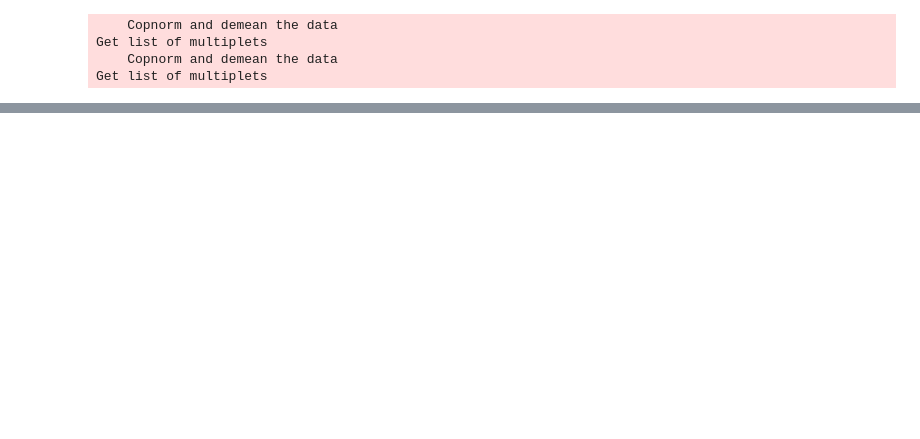
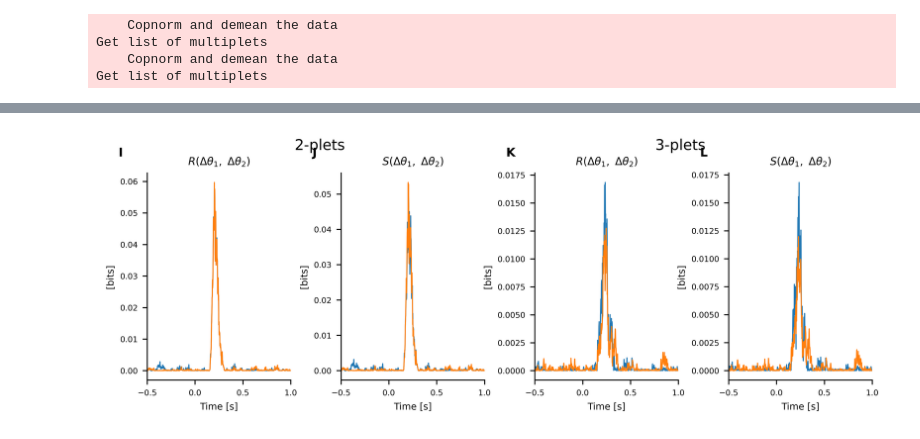
Before and after one commit to brainets/neopid, a Jupyter notebook: notebooks/Figure4.ipynb, the cells around one changed output, grey strips where cells are left out. Saved outputs shown, nothing was run; the diff lists cells and outputs as text; code cells hidden in the pictures; blank space fills up the shorter version.

```diff
--- a/notebooks/Figure4.ipynb
+++ b/notebooks/Figure4.ipynb
@@ -355,5 +359,3 @@ syn3 = model_syn.fit(minsize=3, maxsize=3, method="gc")
 Get list of multiplets
     Copnorm and demean the data
 Get list of multiplets
-# %%
-sel_2plets  =np.where( np.logical_and(np.nanmean(red, 1) > 0.0008, np.nanmean(syn, 1) > 0.0005) ) [0][-2:]
@@ -548 +637,70 @@ plt.savefig("../figures/Figure4.pdf", bbox_inches="tight")
+# %%
+# Figure 5
+fig = plt.figure(figsize=(8.0, 3.6), dpi=600)
+gs = fig.add_gridspec(
+    nrows=1,
+    ncols=4,
+    left=0.05,
+    right=0.995,
+    bottom=0.22,
+    top=0.82,
+    wspace=0.35,
+)
+
+ax1 = plt.subplot(gs[0, 0])  # I
+ax2 = plt.subplot(gs[0, 1])  # J
+ax3 = plt.subplot(gs[0, 2])  # K
+ax4 = plt.subplot(gs[0, 3])  # L
+
+fig.text(0.275, 0.92, "2-plets", ha="center", va="top", fontsize=11, fontweight="normal")
+fig.text(0.745, 0.92, "3-plets", ha="center", va="top", fontsize=11, fontweight="normal")
+
+# I — Redundancy (2-plets)
+plt.sca(ax1)
+plt.plot(data.times, red.T[:, sel_2plets], lw=0.8)
+plt.title(r"$R(\Delta\theta_{1},\ \Delta\theta_{2})$", fontsize=8)
+[ax1.spines[k].set_visible(False) for k in ["top", "right"]]
+plt.ylabel("[bits]", fontsize=7)
+plt.xlabel("Time [s]", fontsize=7)
+plt.xlim(-0.5, 1)
+ax1.tick_params(labelsize=6)
+
+# J — Synergy (2-plets)
+plt.sca(ax2)
+plt.plot(data.times, syn.T[:, sel_2plets], lw=0.8)
+plt.title(r"$S(\Delta\theta_{1},\ \Delta\theta_{2})$", fontsize=8)
+[ax2.spines[k].set_visible(False) for k in ["top", "right"]]
+plt.ylabel("[bits]", fontsize=7)
+plt.xlabel("Time [s]", fontsize=7)
+plt.xlim(-0.5, 1)
+ax2.tick_params(labelsize=6)
+
+# K — Redundancy (3-plets)
+plt.sca(ax3)
+plt.plot(data.times, red3.T[:, sel_3plets], lw=0.8)
+plt.title(r"$R(\Delta\theta_{1},\ \Delta\theta_{2})$", fontsize=8)
+[ax3.spines[k].set_visible(False) for k in ["top", "right"]]
+plt.ylabel("[bits]", fontsize=7)
+plt.xlabel("Time [s]", fontsize=7)
+plt.xlim(-0.5, 1)
+ax3.tick_params(labelsize=6)
+
+# L — Synergy (3-plets)
+plt.sca(ax4)
+plt.plot(data.times, syn3.T[:, sel_3plets], lw=0.8)
+plt.title(r"$S(\Delta\theta_{1},\ \Delta\theta_{2})$", fontsize=8)
+[ax4.spines[k].set_visible(False) for k in ["top", "right"]]
+plt.ylabel("[bits]", fontsize=7)
+plt.xlabel("Time [s]", fontsize=7)
+plt.xlim(-0.5, 1)
+ax4.tick_params(labelsize=6)
+
+# Manual panel letters I-L
+for letter, ax in zip(["I", "J", "K", "L"], [ax1, ax2, ax3, ax4]):
+    ax.text(-0.20, 1.08, letter, transform=ax.transAxes, fontsize=MEDIUM_SIZE, fontweight="bold")
+
+plt.savefig("../figures/Figure5.pdf", bbox_inches="tight")
+plt.show()
+# %% [output]
+[figure, added]
 # %% [markdown]
```
Also changed, not shown: parts of 10 cells of this notebook, 4 other files.
